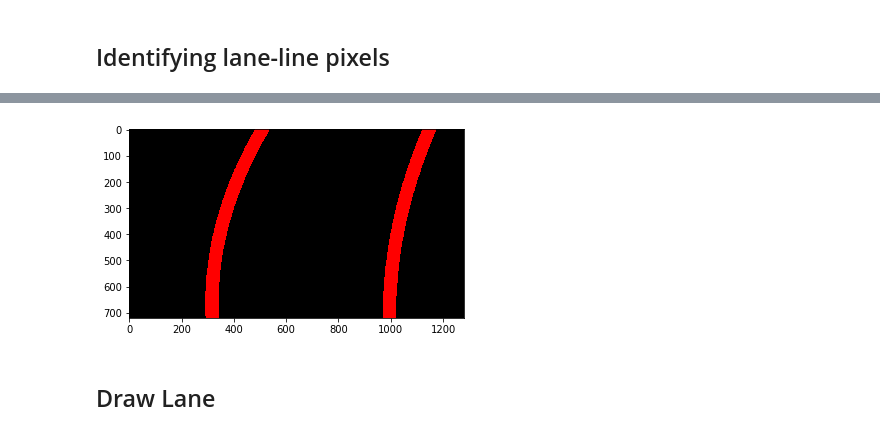
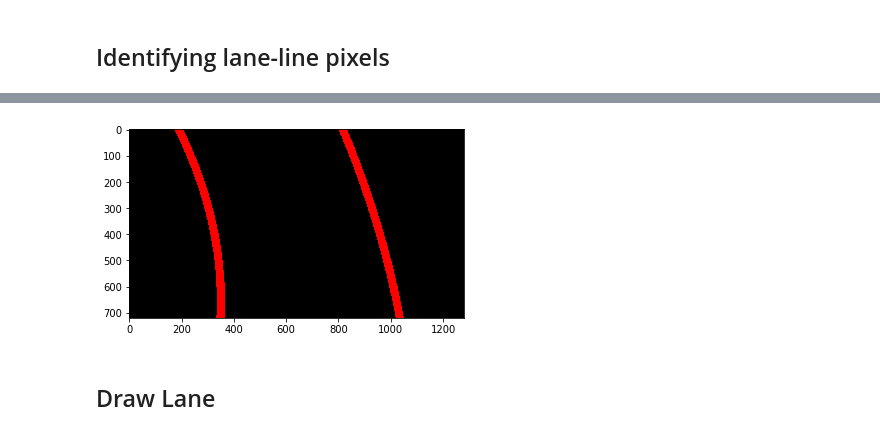
Before and after one commit to Ozi97/CarND-Advanced-Lane-Lines, a Jupyter notebook: ALane.ipynb, the cells around one changed output, grey strips where cells are left out. Cells and saved outputs as stored; diff of their text form; code cells hidden in the pictures.

```diff
--- a/ALane.ipynb
+++ b/ALane.ipynb
@@ -70,7 +70,7 @@ cal_images = glob.glob('camera_cal/*.jpg')
 # Calibrate and find Camera Martix, Distortion coff
 cam_mtx, cam_dist = calibrate_camera(cal_images, nx, ny)
 # %%
-def undistort(image):
+def undistort(image, cam_mtx, cam_dist):
 
     return cv2.undistort(image, cam_mtx, cam_dist, None, cam_mtx)
 # %% [markdown]
@@ -217,4 +222,6 @@ def select_color(image):
 # %%
+
+
 def binary_img(image):
 
     color_sel = select_color(image)
@@ -223,7 +230,16 @@ def binary_img(image):
 
     s_channel = hls_binary(image,2)
 
-    l_channel = hls_binary(image,1 ,thresh_min=190)
+    l_channel = hls_binary(image,1 ,thresh_min=150)
+
+    LUV = cv2.cvtColor(image, cv2.COLOR_RGB2LUV)
+
+    # Extract the desired channel
+    channel = LUV[:,:,1]
+
+    # Apply the threshold
+    channel_binary = np.zeros_like(channel)
+    channel_binary[(channel >= 120) & (channel <= 130)] = 1
 
     thresh=(130, 255)
     gray = np.zeros_like(cv2.cvtColor(image, cv2.COLOR_RGB2GRAY))
@@ -232,7 +248,7 @@ def binary_img(image):
     combined_binary = np.zeros_like(s_channel)
 
     combined_binary[color_sel ==255 | ((s_channel == 1) & (l_channel == 1))
-                   | ((sobel == 1) & (gray == 1)) | (l_channel == 1)] = 1
+                   | ((sobel == 1) & (gray == 1))|(channel_binary == 1)] = 1
 
     return combined_binary
 
@@ -527,49 +543,82 @@ def draw_curves(image):
     blank_image = get_blank_image(image)
 
     left_px, right_px, left_base, right_base,window_l, window_r = get_lane_px(image)
-    l_x, l_y = left_px
-    r_x, r_y = right_px
+    l_y, l_x = left_px
+    r_y, r_x = right_px
     #print(r_x)
 
     # Second Order Polynomial to fit pixels
-    left_lane = np.polyfit(l_x, l_y, 2)
-    right_lane = np.polyfit(r_x, r_y, 2)
+    left_lane = np.polyfit(l_y, l_x, 2)
+    right_lane = np.polyfit(r_y, r_x, 2)
 
     func_l = np.poly1d(left_lane)
     func_r = np.poly1d(right_lane)
+
+    ploty = np.linspace(0, 720-1, 720)
+
+    #left_fitx = left_lane[0]*ploty**2 + left_lane[1]*ploty + left_lane[2]
+    #right_fitx = right_lane[0]*ploty**2 + right_lane[1]*ploty + right_lane[2]
+
+    #nonzero identifyed pixels
+    margin = 100
+    left_lane_inds = ((l_x > (left_lane[0]*(l_y**2) + left_lane[1]*l_y + \
+    left_lane[2] - margin)) & (l_x < (left_lane[0]*(l_y**2) + \
+    left_lane[1]*l_y + left_lane[2] + margin)))
+
+
+    right_lane_inds = ((r_x > (right_lane[0]*(r_y**2) + right_lane[1]*r_y +
+    right_lane[2] - margin)) & (r_x < (right_lane[0]*(r_y**2) +
+    right_lane[1]*r_y + right_lane[2] + margin)))
+
+    # Again, extract left and right line pixel positions
+    leftx = l_x[left_lane_inds]
+    lefty = l_y[left_lane_inds]
+    rightx = r_x[right_lane_inds]
+    righty = r_y[right_lane_inds]
+
+    # Fit a second order polynomial to each
+    left_fit = np.polyfit(lefty, leftx, 2)
+    right_fit = np.polyfit(righty, rightx, 2)
+
+    # Generate x and y values for plotting
+
+    left_fitx = left_fit[0]*ploty**2 + left_fit[1]*ploty + left_fit[2]
+    right_fitx = right_fit[0]*ploty**2 + right_fit[1]*ploty + right_fit[2]
 
     #x  = np.arange(0,image.shape[0])
     #x.tolist()
 
     x  = list(range(0,image.shape[0]))
 
-    left = list(map(int, func_l(x)))
-    right = list(map(int, func_r(x)))
+    #left = list(map(int, func_l(x)))
+    left  = left_fitx
+    right = right_fitx
+    #right = list(map(int, func_r(x)))
 
     #left = np.meshgrid(x, left)
     #l_positions = np.vstack(map(np.ravel, g))
     #left_coord  = l_positions.reshape((-1,1,2))
 
     left_coord = np.array([[_left,_x] for _x, _left in zip(x, left)])
     right_coord = np.array([[_right,_x] for _x, _right in zip(x, right)])
 
     left_coord = left_coord.reshape((-1,1,2))
     right_coord = right_coord.reshape((-1,1,2))
 
 
-    cv2.polylines(blank_image, np.int32([left_coord]), False, color=(255,0,0), thickness=50)
+    cv2.polylines(blank_image, np.int32([left_coord]), False, color=(255,0,0), thickness=30)
 
-    cv2.polylines(blank_image, ([right_coord]), False, color=(255,0,0), thickness=50)
+    cv2.polylines(blank_image, np.int32([right_coord]), False, color=(255,0,0), thickness=30)
 
     #plt.imshow(blank_image)
 
     return left_coord, right_coord, left, right, left_base, right_base, blank_image
 
 a,b,c,d,e,f,g = draw_curves(P_img)
 plt.imshow(g)
 plt.show()
 # %% [output]
-[figure, old version]
+[figure, new version]
 # %%
 def get_curvature(pixels):
 
```
Also changed, not shown: parts of 14 cells of this notebook, 1 other file.
